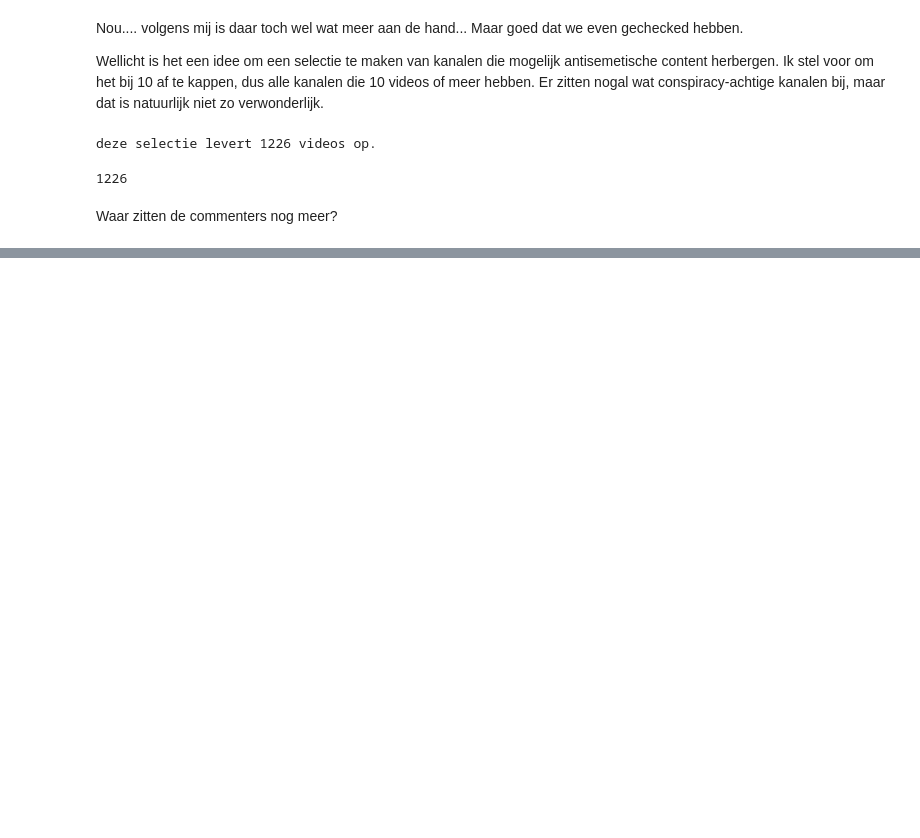
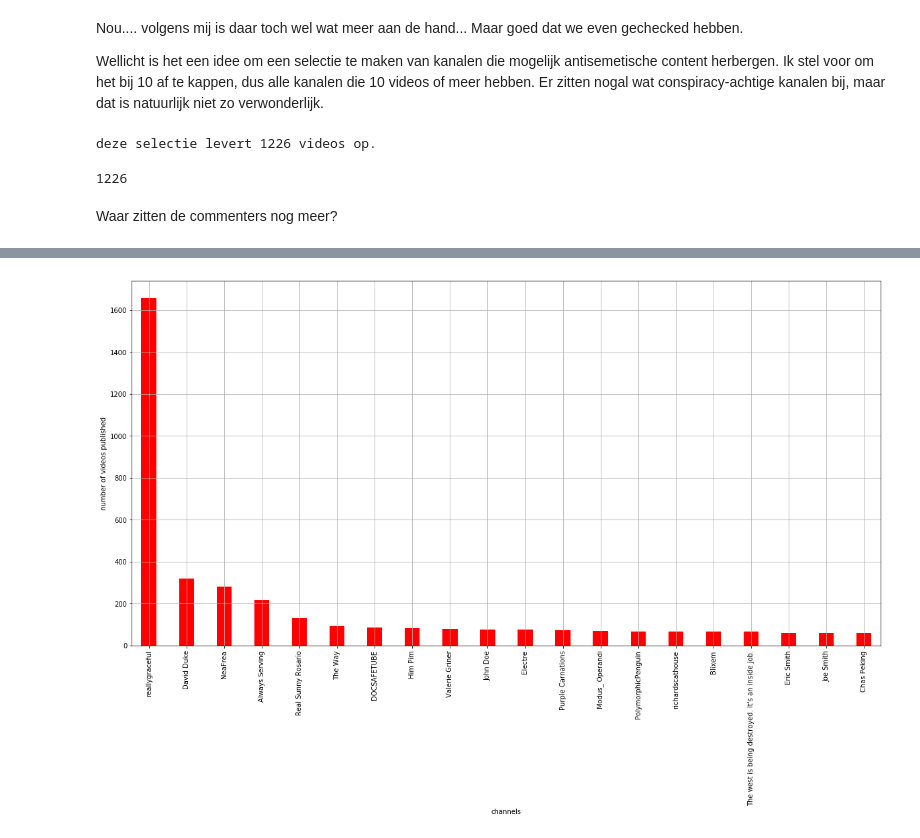
Before and after one commit to decorrespondent/youtube_extremism, a Jupyter notebook: Notebooks/scenario.ipynb, the cells around one changed output, grey strips where cells are left out. Drawn from its saved outputs; the diff is of its cells as text; code cells hidden in the pictures; blank space fills up the shorter version.

```diff
--- a/Notebooks/scenario.ipynb
+++ b/Notebooks/scenario.ipynb
@@ -949,0 +942,4 @@ plt.show()
+# %%
+sf.plot_users(nazis_united)
+# %% [output]
+[figure, added]
```
Also changed, not shown: parts of 3 cells of this notebook.
